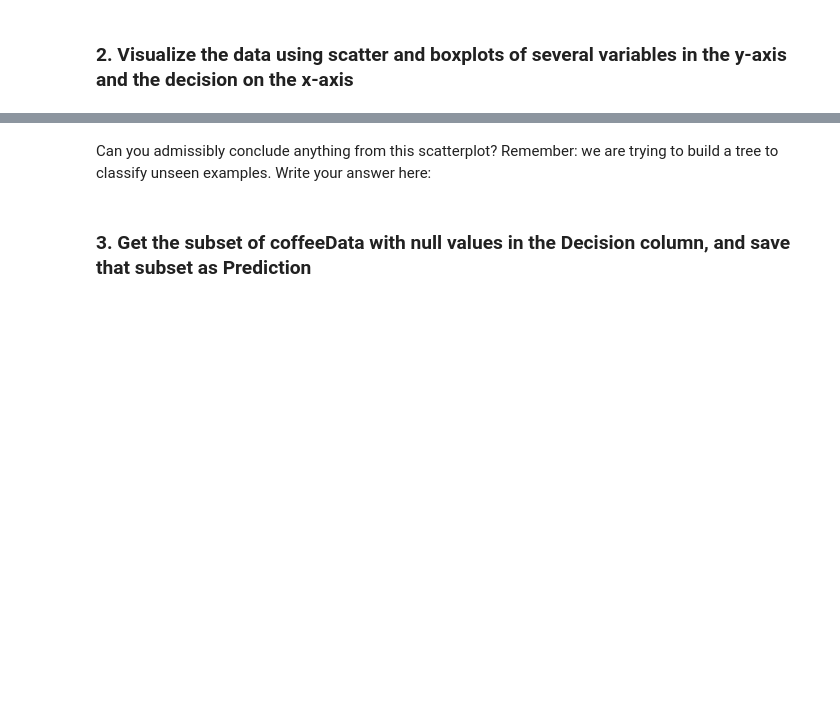
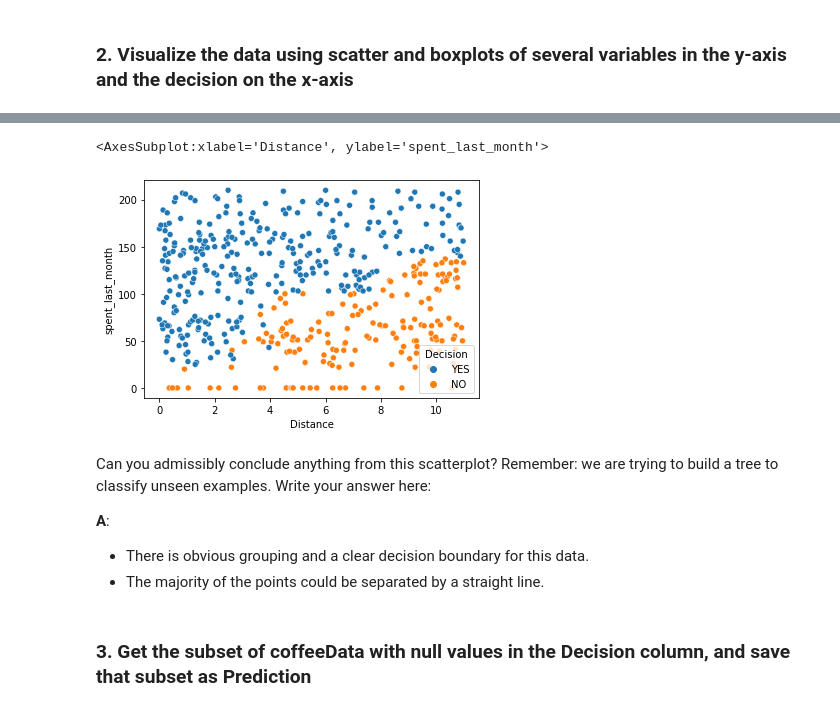
Before and after one commit to JasonCaldwellMBA/Decision_Tree_Specialty_Coffee, a Jupyter notebook: Springboard Decision Tree Specialty Coffee Case Study - Tier 3.ipynb, the cells around one changed output, grey strips where cells are left out. Drawn from its saved outputs; the diff is of its cells as text; code cells hidden in the pictures; blank space fills up the shorter version.

```diff
--- a/Springboard Decision Tree Specialty Coffee Case Study - Tier 3.ipynb
+++ b/Springboard Decision Tree Specialty Coffee Case Study - Tier 3.ipynb
@@ -263,8 +275,15 @@ Can you admissibly conclude anything from this boxplot? Write your answer here:
 # %%
 # Make a scatterplot on NOPrediction, where x is distance, y is spent_last_month and hue is Decision
-_ _ _
+sns.scatterplot(x='Distance', y='spent_last_month', data=NoPrediction, hue='Decision')
+# %% [output]
+<AxesSubplot:xlabel='Distance', ylabel='spent_last_month'>
+[figure, added]
 # %% [markdown]
 Can you admissibly conclude anything from this scatterplot? Remember: we are trying to build a tree to classify unseen examples. Write your answer here:
+
+__A__:
+- There is obvious grouping and a clear decision boundary for this data.
+- The majority of the points could be separated by a straight line.
 # %% [markdown]
 ### 3. Get the subset of coffeeData with null values in the Decision column, and save that subset as Prediction
 # %%
```
Also changed, not shown: parts of 3 cells of this notebook.
